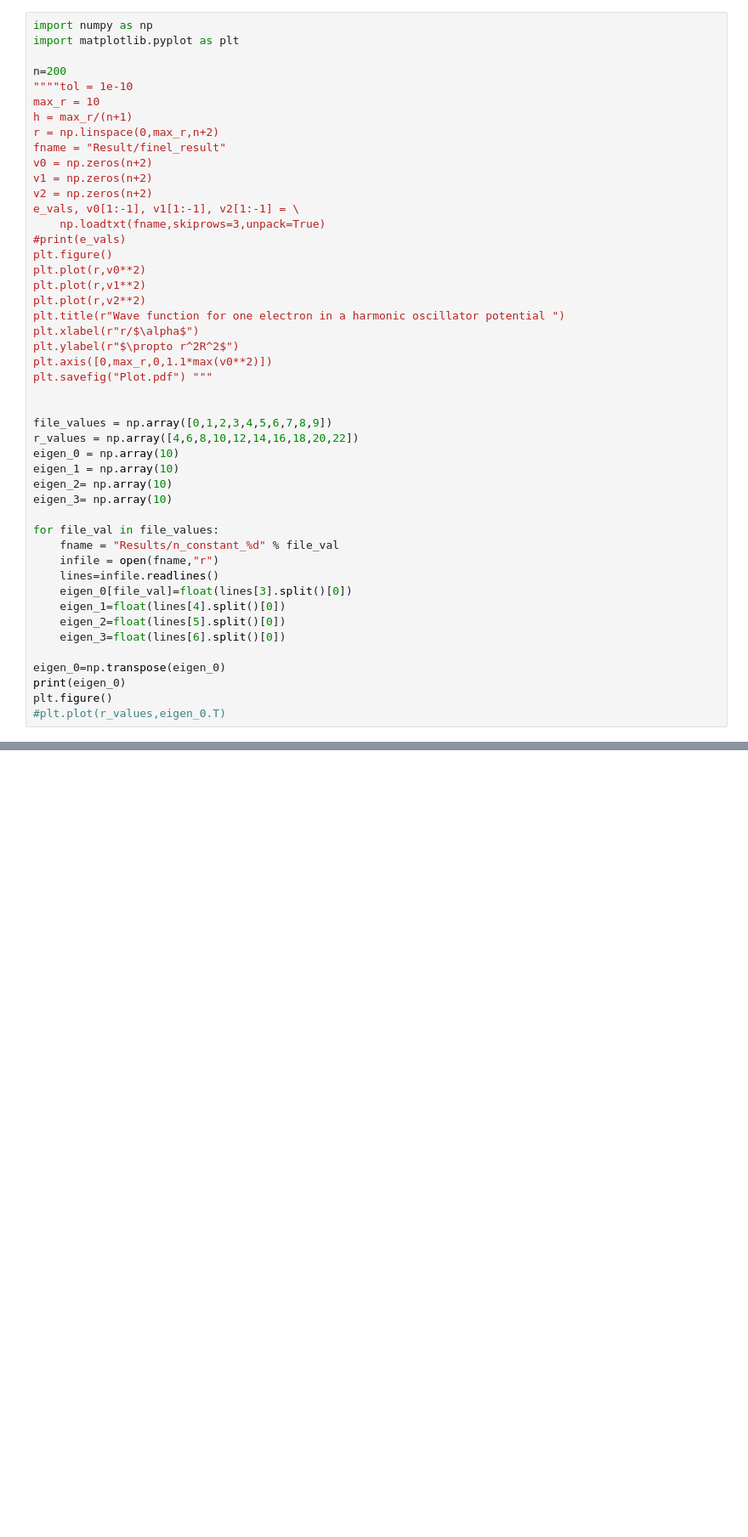
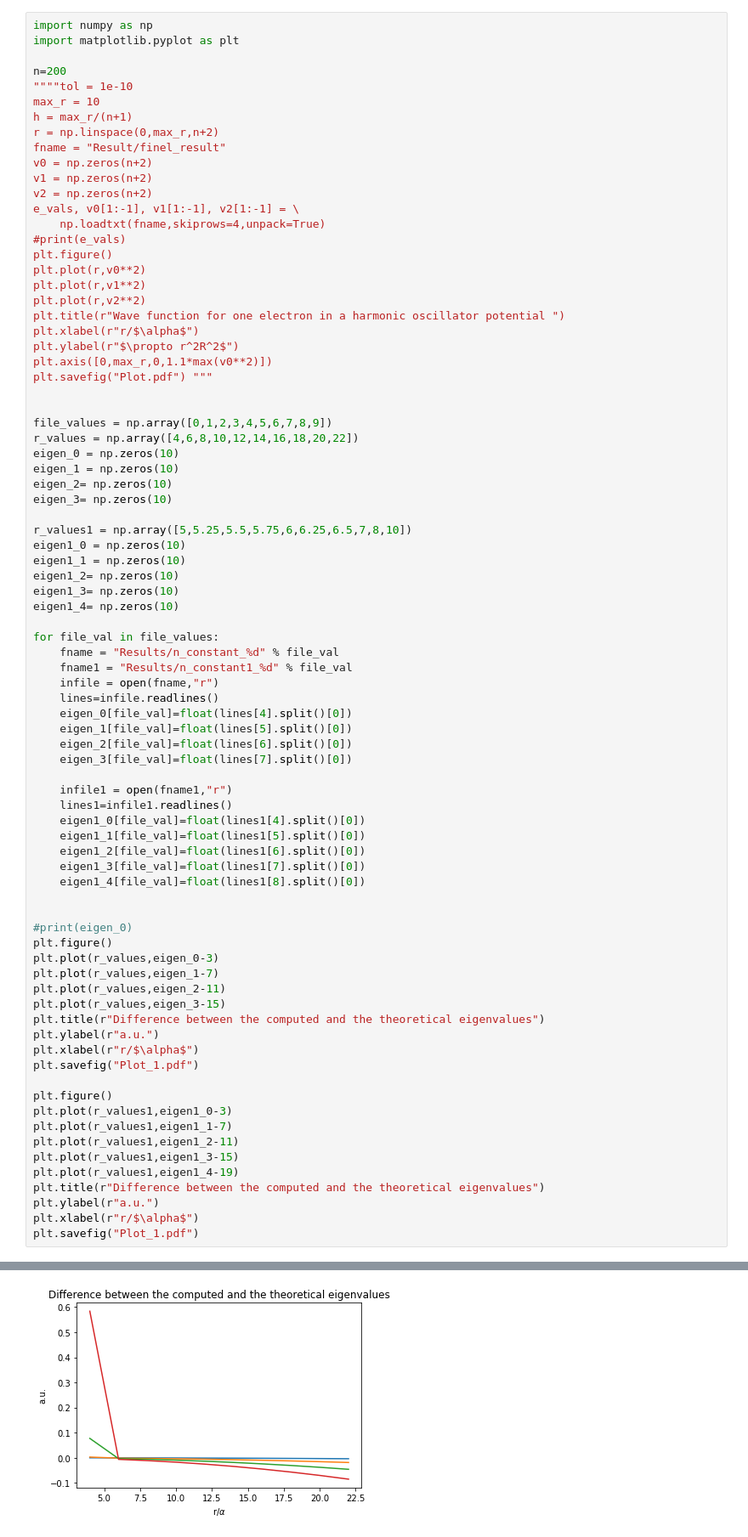
Before and after one commit to Krissvang/Computational-Physics-group, a Jupyter notebook: Project2/cpp/One_electron_plot.ipynb, the cells around one changed output, grey strips where cells are left out. Shown at 85% size. Cells and saved outputs as stored; diff of their text form; blank space fills up the shorter version.

```diff
--- a/Project2/cpp/One_electron_plot.ipynb
+++ b/Project2/cpp/One_electron_plot.ipynb
@@ -12,7 +12,7 @@ v0 = np.zeros(n+2)
 v1 = np.zeros(n+2)
 v2 = np.zeros(n+2)
 e_vals, v0[1:-1], v1[1:-1], v2[1:-1] = \
-    np.loadtxt(fname,skiprows=3,unpack=True)
+    np.loadtxt(fname,skiprows=4,unpack=True)
 #print(e_vals)
 plt.figure()
 plt.plot(r,v0**2)
@@ -27,22 +27,56 @@ plt.savefig("Plot.pdf") """
 
 file_values = np.array([0,1,2,3,4,5,6,7,8,9])
 r_values = np.array([4,6,8,10,12,14,16,18,20,22])
-eigen_0 = np.array(10)
-eigen_1 = np.array(10)
-eigen_2= np.array(10)
-eigen_3= np.array(10)
+eigen_0 = np.zeros(10)
+eigen_1 = np.zeros(10)
+eigen_2= np.zeros(10)
+eigen_3= np.zeros(10)
+
+r_values1 = np.array([5,5.25,5.5,5.75,6,6.25,6.5,7,8,10])
+eigen1_0 = np.zeros(10)
+eigen1_1 = np.zeros(10)
+eigen1_2= np.zeros(10)
+eigen1_3= np.zeros(10)
+eigen1_4= np.zeros(10)
 
 for file_val in file_values:
     fname = "Results/n_constant_%d" % file_val
+    fname1 = "Results/n_constant1_%d" % file_val
     infile = open(fname,"r")
     lines=infile.readlines()
-    eigen_0[file_val]=float(lines[3].split()[0])
-    eigen_1=float(lines[4].split()[0])
-    eigen_2=float(lines[5].split()[0])
-    eigen_3=float(lines[6].split()[0])
+    eigen_0[file_val]=float(lines[4].split()[0])
+    eigen_1[file_val]=float(lines[5].split()[0])
+    eigen_2[file_val]=float(lines[6].split()[0])
+    eigen_3[file_val]=float(lines[7].split()[0])
 
-eigen_0=np.transpose(eigen_0)
-print(eigen_0)
+    infile1 = open(fname1,"r")
+    lines1=infile1.readlines()
+    eigen1_0[file_val]=float(lines1[4].split()[0])
+    eigen1_1[file_val]=float(lines1[5].split()[0])
+    eigen1_2[file_val]=float(lines1[6].split()[0])
+    eigen1_3[file_val]=float(lines1[7].split()[0])
+    eigen1_4[file_val]=float(lines1[8].split()[0])
+
+
+#print(eigen_0)
 plt.figure()
-#plt.plot(r_values,eigen_0.T)
+plt.plot(r_values,eigen_0-3)
+plt.plot(r_values,eigen_1-7)
+plt.plot(r_values,eigen_2-11)
+plt.plot(r_values,eigen_3-15)
+plt.title(r"Difference between the computed and the theoretical eigenvalues")
+plt.ylabel(r"a.u.")
+plt.xlabel(r"r/$\alpha$")
+plt.savefig("Plot_1.pdf")
+
+plt.figure()
+plt.plot(r_values1,eigen1_0-3)
+plt.plot(r_values1,eigen1_1-7)
+plt.plot(r_values1,eigen1_2-11)
+plt.plot(r_values1,eigen1_3-15)
+plt.plot(r_values1,eigen1_4-19)
+plt.title(r"Difference between the computed and the theoretical eigenvalues")
+plt.ylabel(r"a.u.")
+plt.xlabel(r"r/$\alpha$")
+plt.savefig("Plot_1.pdf")
 # %% [output]
@@ -49,0 +83 @@ IndexError: too many indices for array
+[figure, added]
```
Also changed, not shown: parts of 1 cell of this notebook.
